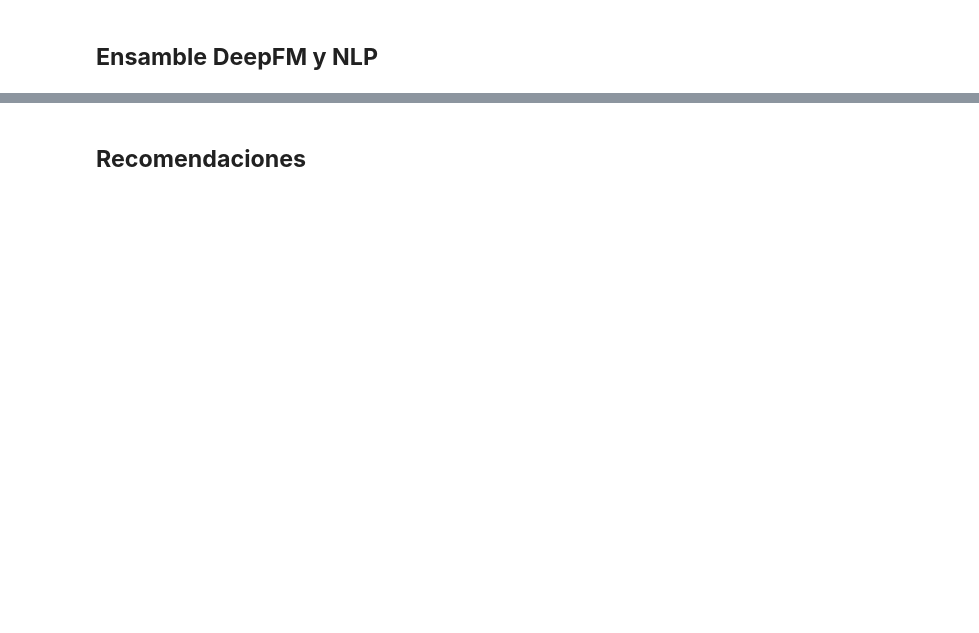
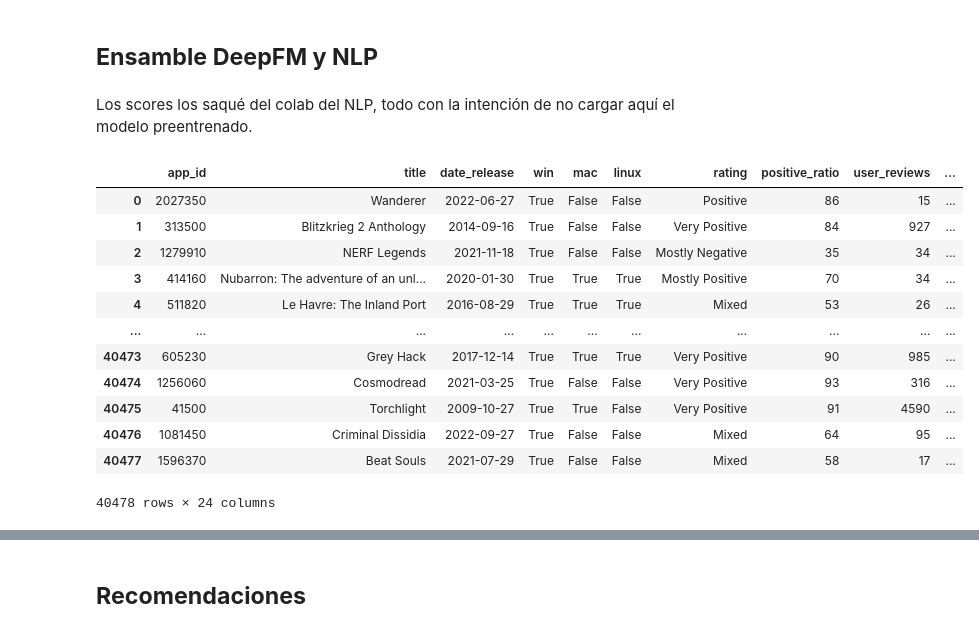
Before and after one commit to BenitoOl/Proyecto-Recomendadores, a Jupyter notebook: Proyecto_G06.ipynb, the cells around one changed output, grey strips where cells are left out. Saved outputs shown, nothing was run; the diff lists cells and outputs as text; code cells hidden in the pictures; blank space fills up the shorter version.

```diff
--- a/Proyecto_G06.ipynb
+++ b/Proyecto_G06.ipynb
@@ -1009,2 +1417,4 @@ You seem to be using the pipelines sequentially on GPU. In order to maximize eff
 # %% [markdown]
 ## **Ensamble DeepFM y NLP**
+# %% [markdown]
+Los scores los saqué del colab del NLP, todo con la intención de no cargar aquí el modelo preentrenado.
@@ -1026,0 +1441,17 @@ if val["emotion_score"].max() != val["emotion_score"].min():
+# %%
+games_emotion = pd.read_csv("games_emotion.csv")
+games_emotion
+# %% [output]
+|  | app_id | title | date_release | win | mac | linux | rating | positive_ratio | user_reviews | ... |
+| 0 | 2027350 | Wanderer | 2022-06-27 | True | False | False | Positive | 86 | 15 | ... |
+| 1 | 313500 | Blitzkrieg 2 Anthology | 2014-09-16 | True | False | False | Very Positive | 84 | 927 | ... |
+| 2 | 1279910 | NERF Legends | 2021-11-18 | True | False | False | Mostly Negative | 35 | 34 | ... |
+| 3 | 414160 | Nubarron: The adventure of an unl... | 2020-01-30 | True | True | True | Mostly Positive | 70 | 34 | ... |
+| 4 | 511820 | Le Havre: The Inland Port | 2016-08-29 | True | True | True | Mixed | 53 | 26 | ... |
+| ... | ... | ... | ... | ... | ... | ... | ... | ... | ... | ... |
+| 40473 | 605230 | Grey Hack | 2017-12-14 | True | True | True | Very Positive | 90 | 985 | ... |
+| 40474 | 1256060 | Cosmodread | 2021-03-25 | True | False | False | Very Positive | 93 | 316 | ... |
+| 40475 | 41500 | Torchlight | 2009-10-27 | True | True | False | Very Positive | 91 | 4590 | ... |
+| 40476 | 1081450 | Criminal Dissidia | 2022-09-27 | True | False | False | Mixed | 64 | 95 | ... |
+| 40477 | 1596370 | Beat Souls | 2021-07-29 | True | False | False | Mixed | 58 | 17 | ... |
+40478 rows × 24 columns
```
Also changed, not shown: parts of 93 cells of this notebook, 2 other files.
